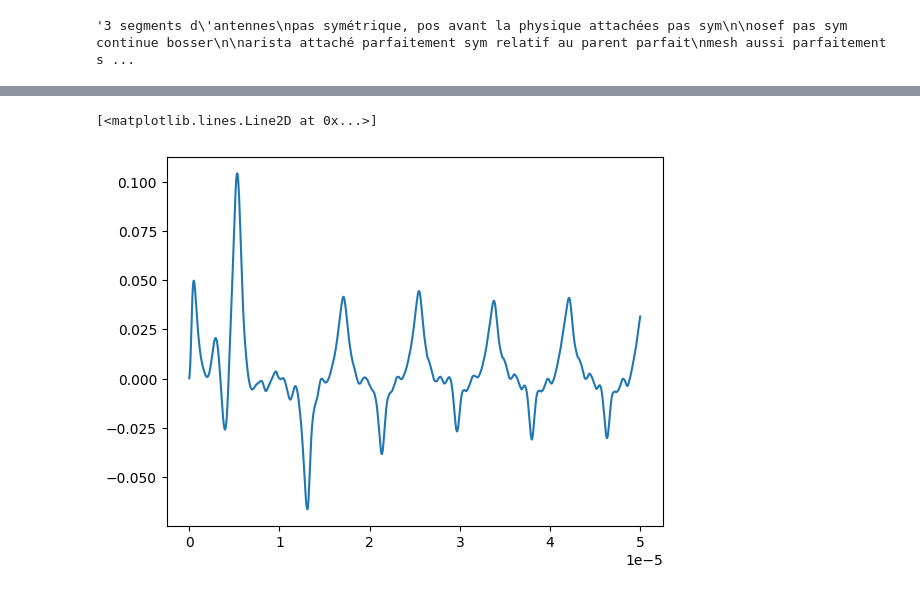
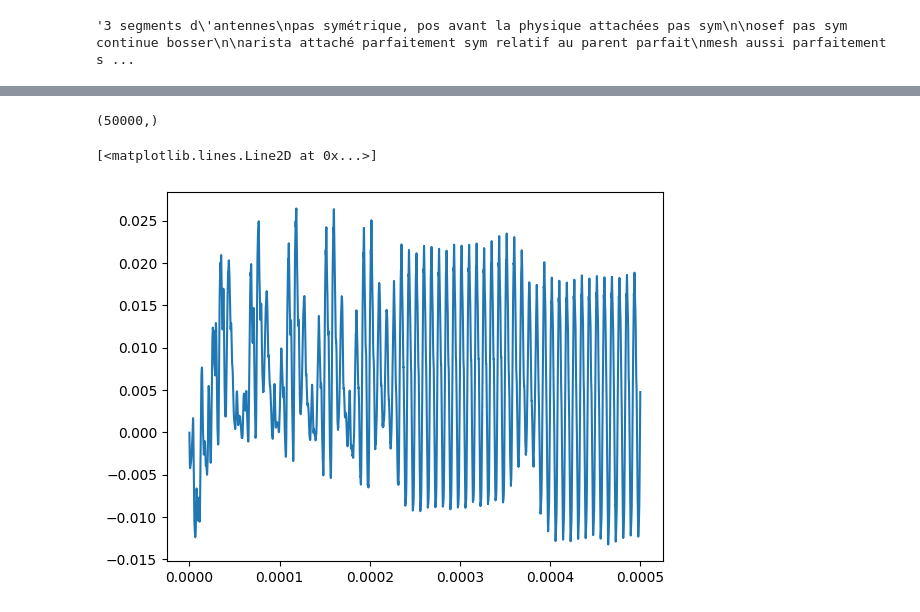
Before and after one commit to Nekoemy/CoBAR_wind_sensing, a Jupyter notebook: FindBias.ipynb, the cells around one changed output, grey strips where cells are left out. Drawn from its saved outputs; the diff is of its cells as text; code cells hidden in the pictures.

```diff
--- a/FindBias.ipynb
+++ b/FindBias.ipynb
@@ -35,7 +35,7 @@ class WindArena(FlatTerrain):
     def __init__(
         self,
         #Change wind direction here
-        wind_vector=[ 2, -2, 0],
+        wind_vector=[ -1, 3, 0],
         medium_density=0.01,
         medium_viscosity=0.01,
         **kwargs
@@ -229,7 +229,7 @@ windturning_nmf._arista_sensors
  MJCF Element: <jointactuatorfrc name="jointactuatorfrc_RArista" joint="joint_RArista"/>,
  MJCF Element: <jointpos name="jointpos_RArista" joint="joint_RArista"/>]
 # %%
-run_time = 0.5
+run_time = 5
 
 contact_sensor_placements = [
     f"{leg}{segment}"
@@ -240,9 +240,11 @@ contact_sensor_placements = [
 sim_params = Parameters(
     timestep=1e-4,
     render_mode="saved",
-    #render_camera="Animat/camera_top",
-    render_camera="Animat/camera_front_zoomin",
-    render_playspeed=0.1,
+    render_camera="Animat/camera_top",
+
+
+    #render_camera="Animat/camera_front_zoomin",
+    render_playspeed=0.5,
     enable_adhesion=True
 )
 
@@ -262,6 +264,8 @@ magnitude_hist = []
 end_effector_L = []
 end_effector_R = []
 
+AverageWindowL = np.array([])
+AverageWindowR = np.array([])
 
 target_num_steps = int(run_time / nmf.timestep)
 
@@ -269,12 +273,32 @@ obs, info = nmf.reset(seed=0)
 
 for i in trange(target_num_steps) :
     curr_time = i * nmf.sim_params.timestep #might be useless
-    action = np.array([0.8, 0.8])
+    #if((L-R)>0.010):
+    #  action=np.array([1, 0.2])
+    #if((L-R)<-0.010):
+    #  action=np.array([0.1, 1])
+
+    L = obs["arista_joint_pos"][1]
+    R = obs["arista_joint_pos"][3]
+
+    if((L-R)>0.008) :
+        action=np.array([1, 0.2])
+    else :
+        action = np.array([1, 1])
+
+    obs, reward, terminated, truncated, info = nmf.step(action)
+
+    AverageWindowL=np.append(AverageWindowL,obs["arista_joint_pos"][1])
+    AverageWindowR=np.append(AverageWindowR,obs["arista_joint_pos"][3])
+
+    if(len(AverageWindowL)>=1800):
+       AverageWindowL=np.delete(AverageWindowL,0)
+       AverageWindowR=np.delete(AverageWindowR,0)
+
+    obs["arista_joint_pos"][1]=np.mean(AverageWindowL)
+    obs["arista_joint_pos"][3]=np.mean(AverageWindowR)
 
 
-    obs, reward, terminated, truncated, info = nmf.step(action)
-    L = obs["arista_joint_pos"][1]
-    R = obs["arista_joint_pos"][3]
     obs_list.append(obs)
 
 
@@ -384,8 +418,13 @@ ax1.legend(loc='best')
 #Still diff between 5,5,0 and -5,-5,0 ???? WHY GOD WHY l'antenne de gauche de la mouche bouge tjrs +
 #mdr c'est my bad j'avais oublié de rechanger la stiffness
 #mtn avec même stiffness bien égal yipee
+# %%
+arista_joint[:, 1].shape
+# %% [output]
+(50000,)
 # %%
-plt.plot(time,(np.array(end_effector_R) - np.array(end_effector_L))) #0.30 max diff wind 0 #0.4 max diff with 2-20
+plt.plot(time,(np.array(end_effector_L) - np.array(end_effector_R))) #0.30 max diff wind 0 #0.4 max diff with 2-20
+#moyenne passante to
 # %% [output]
 [<matplotlib.lines.Line2D at 0x...>]
-[figure, old version]
+[figure, new version]
```
Also changed, not shown: parts of 10 cells of this notebook.
